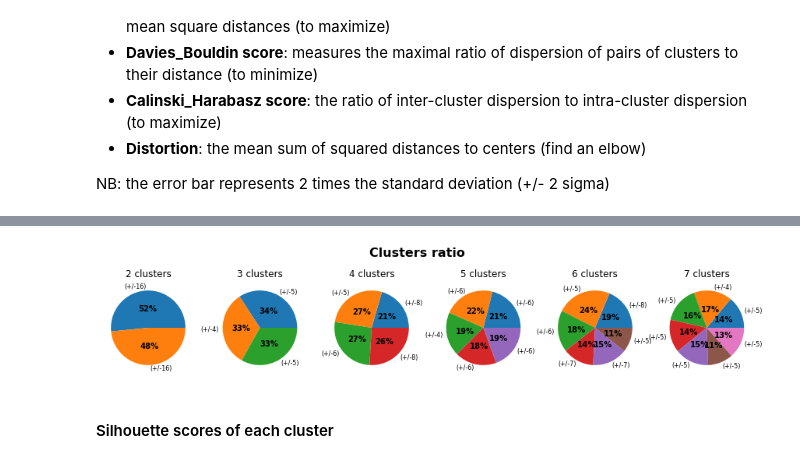
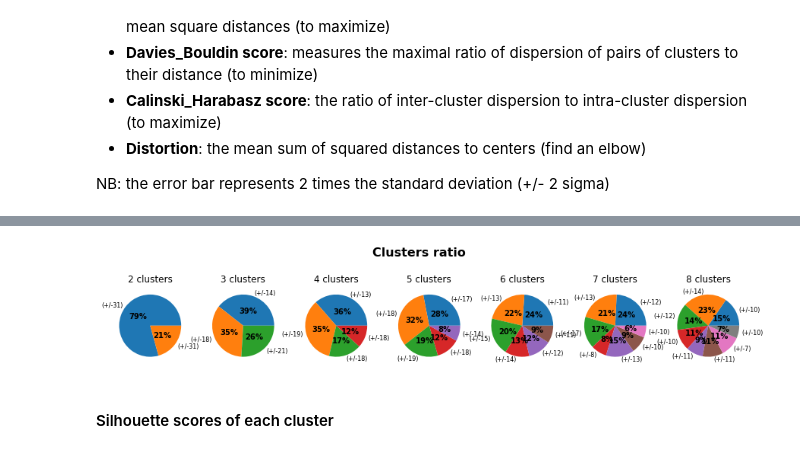
Before and after one commit to SmellyArmure/OC_DS_Project5, a Jupyter notebook: NOTEBOOKS/P5_Clustering.ipynb, the cells around one changed output, grey strips where cells are left out. Cells and saved outputs as stored; diff of their text form; code cells hidden in the pictures.

```diff
--- a/NOTEBOOKS/P5_Clustering.ipynb
+++ b/NOTEBOOKS/P5_Clustering.ipynb
@@ -902,3 +418,6 @@ We can consider that a model fitted on a stratified sample of 2000 give similar
+# %%
+df = dfA_trans.loc[ind_samp_3000]
+df_expl = dfA.loc[ind_samp_3000]
 # %% [markdown]
 #### Evaluation of the KMeans clustering scores
 # %% [markdown]
@@ -911,12 +430,12 @@ We'll try to find the best number of cluster against:
 
 NB: the error bar represents 2 times the standard deviation (+/- 2 sigma)
 # %%
-# loading the pickled dataframes if already existing
-# or create an empty dictionnary
+# # loading the pickled dataframes if already existing
+# # or create an empty dictionnary
 
-dict_pkl = load_pickle("P5_dict_n_clust.pkl")
+# dict_pkl = load_pickle("P5_dict_n_clust.pkl")
 
-if dict_pkl != {}:
-    dict_scores_iter = dict_pkl['scores']
-    dict_ser_clust_n_clust = dict_pkl['ser_clust']
-    dict_pop_perc_n_clust = dict_pkl['pop_clust']
+# if dict_pkl != {}:
+#     dict_scores_iter = dict_pkl['scores']
+#     dict_ser_clust_n_clust = dict_pkl['ser_clust']
+#     dict_pop_perc_n_clust = dict_pkl['pop_clust']
@@ -927,3 +442,5 @@ Content loaded from ' P5_dict_n_clust.pkl '.
+# %%
+dict_pkl_A = {}
 # %%
 %%time
 
@@ -935,9 +452,9 @@ import dill
 # - the list of the clusters predicted for each iteration and number of clusters
 # - the proportion (pct) of the clusters
 
-list_n_clust = range(2,8)
+list_n_clust = range(2,9)
 
-if dict_pkl == {}:
+if dict_pkl_A == {}:
 
     n_iter = 20
 
@@ -947,13 +464,13 @@ if dict_pkl == {}:
                                                     n_iter=n_iter,
                                                     return_pop=True)
 
-    # Storing the dictionaries in a pickle
+    # # Storing the dictionaries in a pickle
 
-    dict_pkl = {'scores': dict_scores_iter,
-                'ser_clust': dict_ser_clust_n_clust,
-                'pop_clust':dict_pop_perc_n_clust}
+    # dict_pkl_A = {'scores': dict_scores_iter,
+    #             'ser_clust': dict_ser_clust_n_clust,
+    #             'pop_clust':dict_pop_perc_n_clust}
 
-    with open("P5_dict_n_clust.pkl", "wb") as f:
-        dill.dump(dict_pkl, f)
-    print("-----...dictionnaries dumped")
+    # with open("P5_dict_n_clust_A.pkl", "wb") as f:
+    #     dill.dump(dict_pkl_A, f)
+    # print("-----...dictionnaries dumped")
 # %% [output]
@@ -970,7 +487,8 @@ plot_prop_clust_vs_nclust(dict_pop_perc_n_clust, figsize=(14,7))
 # %%
-plot_clust_prop_pie_vs_nclust(dict_pop_perc_n_clust, list_n_clust, figsize=(15, 3))
+plot_clust_prop_pie_vs_nclust(dict_pop_perc_n_clust,
+                              list_n_clust, figsize=(15, 3))
 # %% [output]
-[figure, old version]
+[figure, new version]
 # %% [markdown]
 #### Silhouette scores of each cluster
 # %% [markdown]
```
Also changed, not shown: parts of 173 cells of this notebook, 5 other files.
